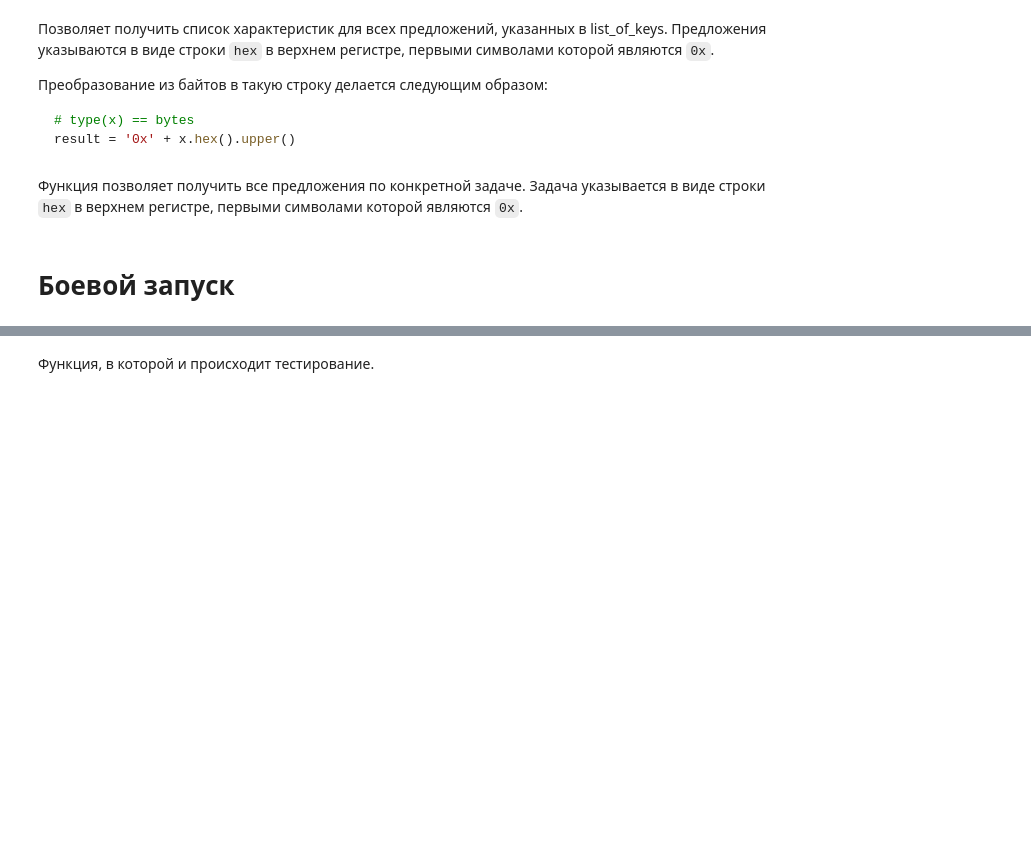
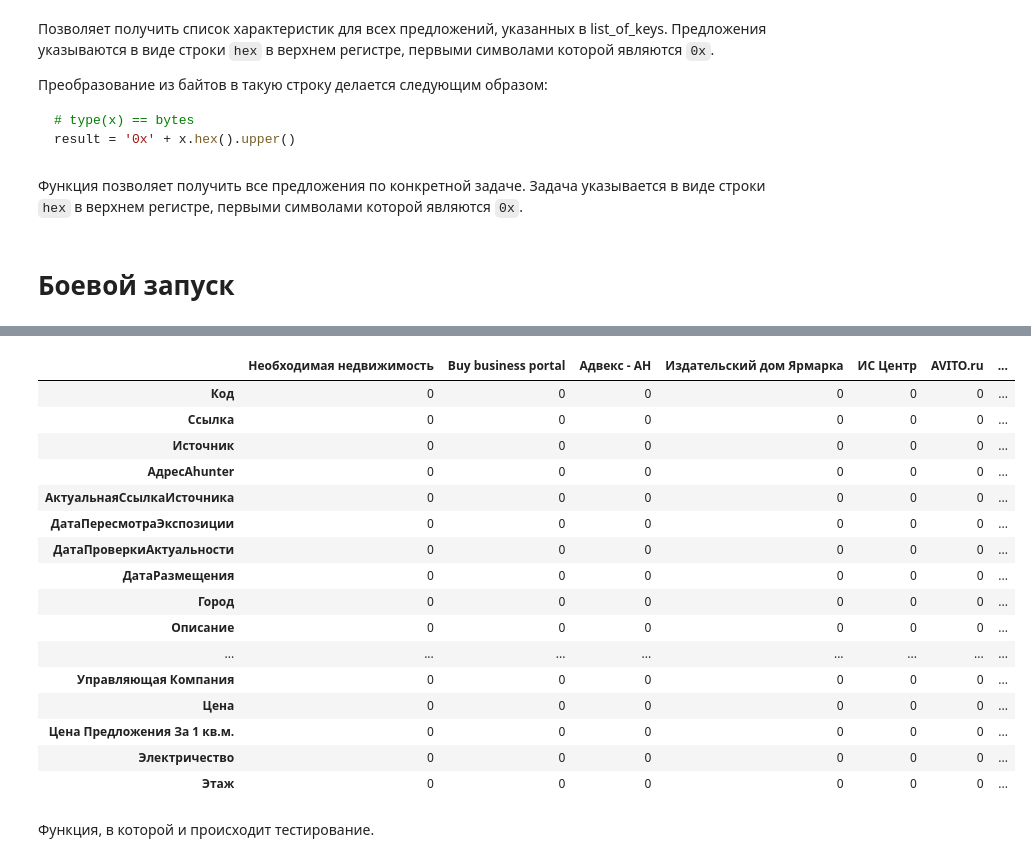
Before and after one commit to kaktusss123/rway_analysis, a Jupyter notebook: fill_rate.ipynb, the cells around one changed output, grey strips where cells are left out. Cells and saved outputs as stored; diff of their text form; code cells hidden in the pictures; blank space fills up the shorter version.

```diff
--- a/fill_rate.ipynb
+++ b/fill_rate.ipynb
@@ -200,3 +220,24 @@ result_df
+# %%
+new_df = pd.DataFrame(columns=set(result_df.loc[:, 'Источник']), index=result_df.columns).fillna(0)
+new_df
+# %% [output]
+|  | Необходимая недвижимость | Buy business portal | Адвекс - АН | Издательский дом Ярмарка | ИС Центр | AVITO.ru | ... |
+| Код | 0 | 0 | 0 | 0 | 0 | 0 | ... |
+| Ссылка | 0 | 0 | 0 | 0 | 0 | 0 | ... |
+| Источник | 0 | 0 | 0 | 0 | 0 | 0 | ... |
+| АдресAhunter | 0 | 0 | 0 | 0 | 0 | 0 | ... |
+| АктуальнаяСсылкаИсточника | 0 | 0 | 0 | 0 | 0 | 0 | ... |
+| ДатаПересмотраЭкспозиции | 0 | 0 | 0 | 0 | 0 | 0 | ... |
+| ДатаПроверкиАктуальности | 0 | 0 | 0 | 0 | 0 | 0 | ... |
+| ДатаРазмещения | 0 | 0 | 0 | 0 | 0 | 0 | ... |
+| Город | 0 | 0 | 0 | 0 | 0 | 0 | ... |
+| Описание | 0 | 0 | 0 | 0 | 0 | 0 | ... |
+| ... | ... | ... | ... | ... | ... | ... | ... |
+| Управляющая Компания | 0 | 0 | 0 | 0 | 0 | 0 | ... |
+| Цена | 0 | 0 | 0 | 0 | 0 | 0 | ... |
+| Цена Предложения За 1 кв.м. | 0 | 0 | 0 | 0 | 0 | 0 | ... |
+| Электричество | 0 | 0 | 0 | 0 | 0 | 0 | ... |
+| Этаж | 0 | 0 | 0 | 0 | 0 | 0 | ... |
 # %% [markdown]
 Функция, в которой и происходит тестирование.
 # %%
```
Also changed, not shown: parts of 14 cells of this notebook.
